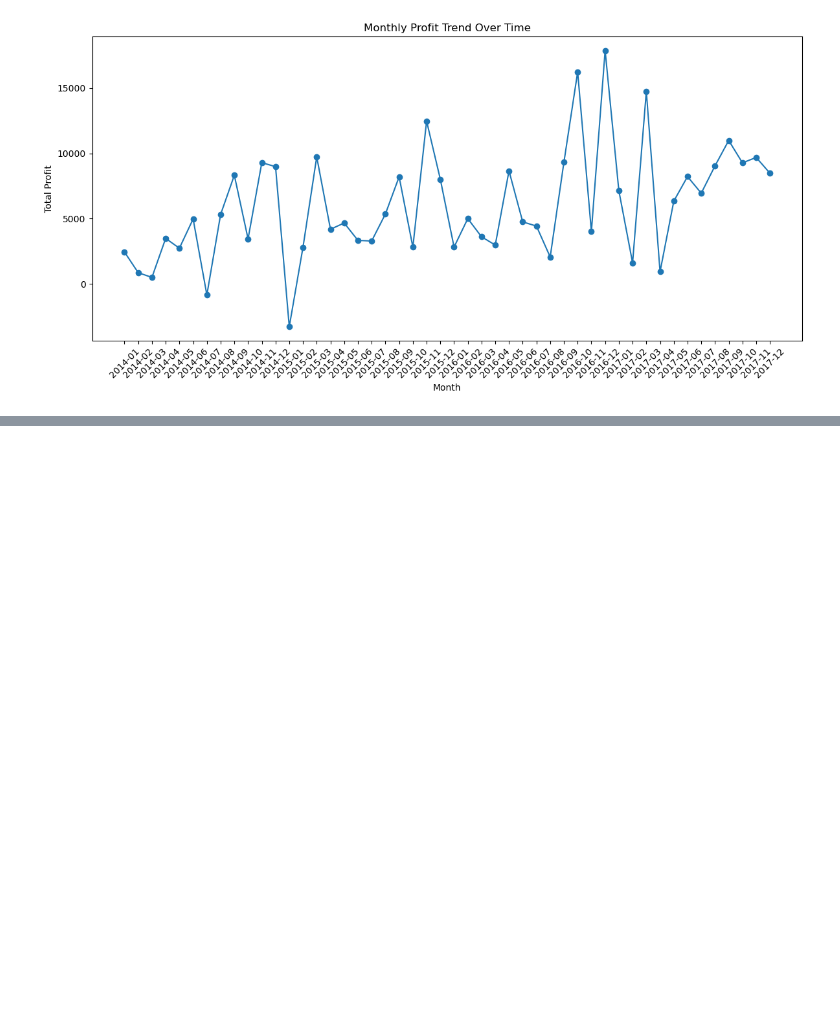
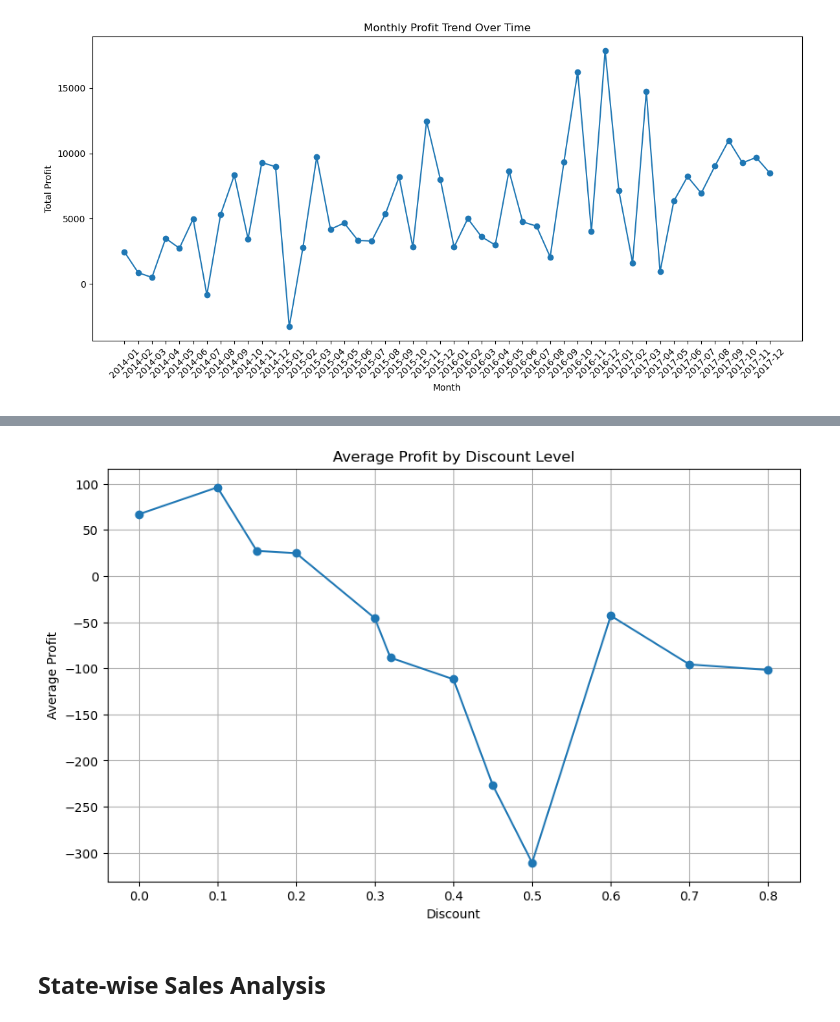
Before and after one commit to mdtarif-code/superstore-sales-data-analysis, a Jupyter notebook: Superstore Sales Data Analysis.ipynb, the cells around one changed output, grey strips where cells are left out. Cells and saved outputs as stored; diff of their text form; code cells hidden in the pictures; blank space fills up the shorter version.

Commit message:
Add discount analysis, key insights, and conclusion

```diff
--- a/Superstore Sales Data Analysis.ipynb
+++ b/Superstore Sales Data Analysis.ipynb
@@ -557,0 +565,4 @@ plt.tight_layout()
+# %%
+discount_profit = df.groupby('Discount')['Profit'].mean()
+
+discount_profit
@@ -557,0 +584,18 @@ plt.tight_layout()
+# %%
+plt.figure(figsize=(10, 6))
+
+plt.plot(
+    discount_profit.index,
+    discount_profit.values,
+    marker='o'
+)
+
+plt.title('Average Profit by Discount Level')
+plt.xlabel('Discount')
+plt.ylabel('Average Profit')
+
+plt.grid()
+# %% [output]
+[figure, added]
+# %% [markdown]
+## State-wise Sales Analysis
```
Also changed, not shown: parts of 12 cells of this notebook.
